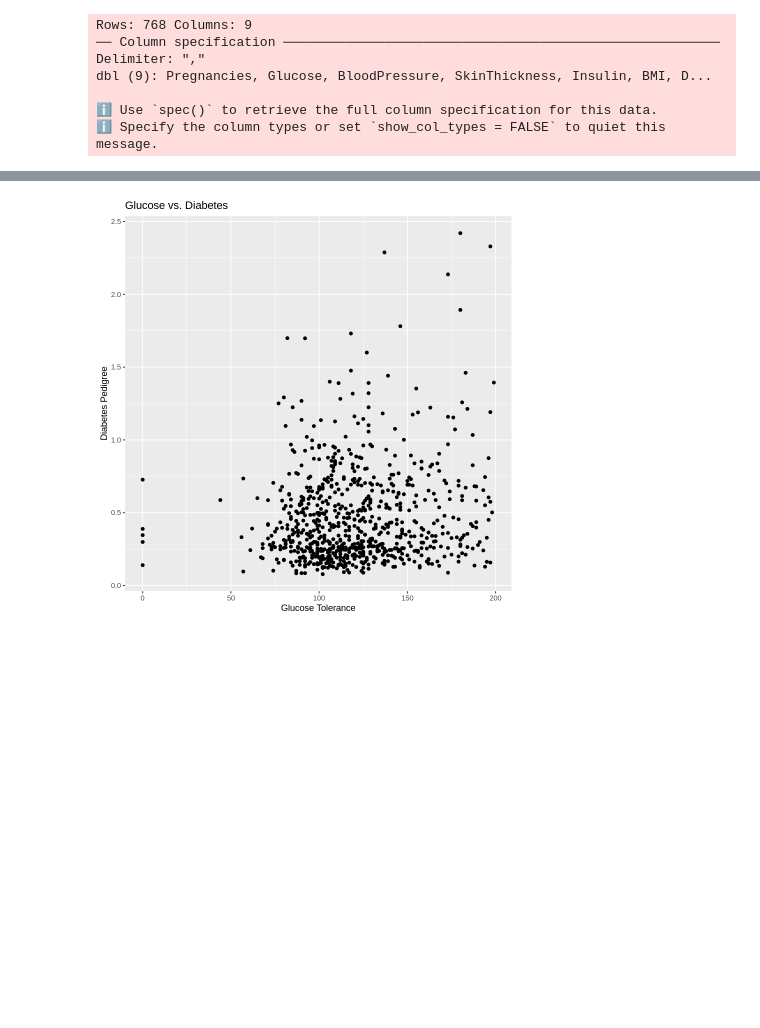
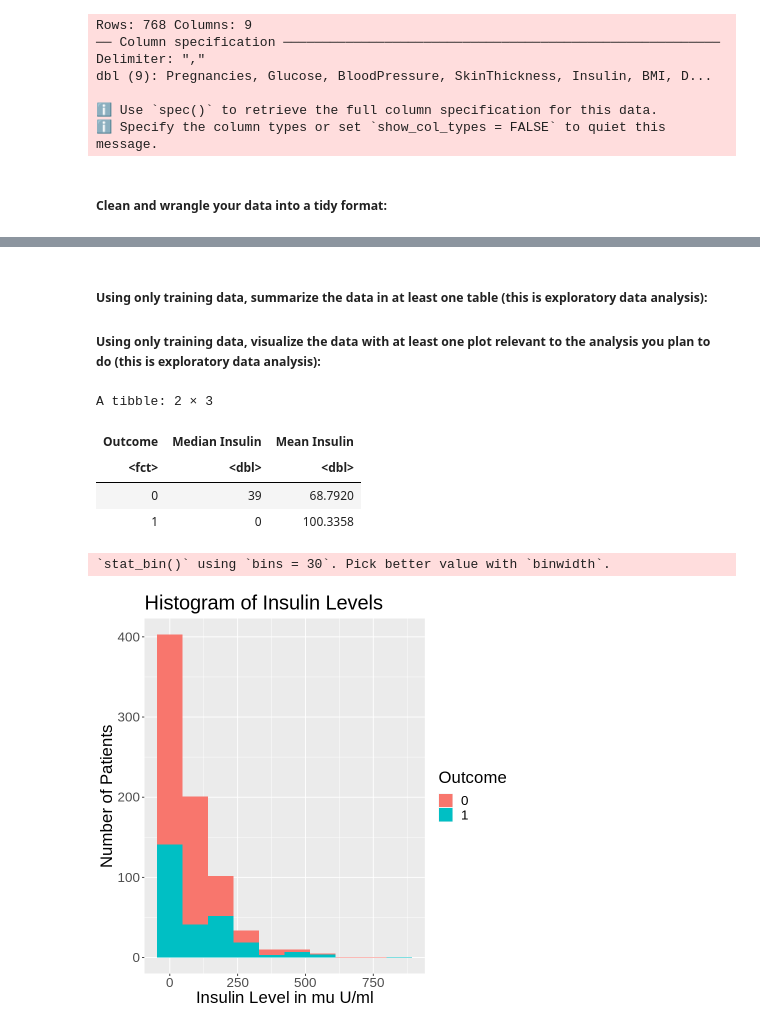
Before and after one commit to ArmanM101/Diabetes-Prediction-Model, a Jupyter notebook: Diabetes Proposal.ipynb, the cells around one changed output, grey strips where cells are left out. Saved outputs shown, nothing was run; the diff lists cells and outputs as text; code cells hidden in the pictures; blank space fills up the shorter version.

Commit message:
New Preliminary exploratory data analysis

```diff
--- a/Diabetes Proposal.ipynb
+++ b/Diabetes Proposal.ipynb
@@ -24,5 +34,5 @@ options(repr.matrix.max.rows = 6)
 # %%
-diabetes_data = read_csv("data/diabetes.csv")
+diabetes_data = read_csv("diabetes.csv")
 # %% [output]
 Rows: 768 Columns: 9
 ── Column specification ────────────────────────────────────────────────────────
@@ -31,6 +41,8 @@ dbl (9): Pregnancies, Glucose, BloodPressure, SkinThickness, Insulin, BMI, D...
 
 ℹ Use `spec()` to retrieve the full column specification for this data.
 ℹ Specify the column types or set `show_col_types = FALSE` to quiet this message.
+# %% [markdown]
+##### Clean and wrangle your data into a tidy format:
 # %%
 diabetes_mutant = diabetes_data |>
     mutate(Outcome = as_factor(Outcome))
@@ -51,8 +61,25 @@ A tibble: 768 × 9
-# %%
-plot = diabetes_mutant |>
-ggplot(aes(x = Glucose, y = DiabetesPedigreeFunction)) +
-       geom_point() +
-    labs(x = "Glucose Tolerance", y = "Diabetes Pedigree", title = "Glucose vs. Diabetes")
-plot
-# %% [output]
-[figure, removed]
+# %% [markdown]
+##### Using only training data, summarize the data in at least one table (this is exploratory data analysis):
+##### Using only training data, visualize the data with at least one plot relevant to the analysis you plan to do (this is exploratory data analysis):
+# %%
+Insulin_summarized <- diabetes_mutant |>
+group_by(Outcome) |>
+summarize("Median Insulin" = median(Insulin),
+         "Mean Insulin" = mean(Insulin))
+Insulin_summarized
+Insulin_visulized <- diabetes_mutant |>
+select(Insulin, Outcome) |>
+ggplot(aes(x = Insulin, fill = Outcome)) +
+geom_histogram() +
+labs(x = "Insulin Level in mu U/ml", y = "Number of Patients", fill = "Outcome", title = "Histogram of Insulin Levels") +
+theme(text = element_text(size = 20)) +
+stat_bin(bins = 10)
+Insulin_visulized
+# %% [output]
+A tibble: 2 × 3
+| Outcome | Median Insulin | Mean Insulin |
+| <fct> | <dbl> | <dbl> |
+| 0 | 39 | 68.7920 |
+| 1 | 0 | 100.3358 |
+`stat_bin()` using `bins = 30`. Pick better value with `binwidth`.
+[figure, added]
```
Also changed, not shown: parts of 12 cells of this notebook.
